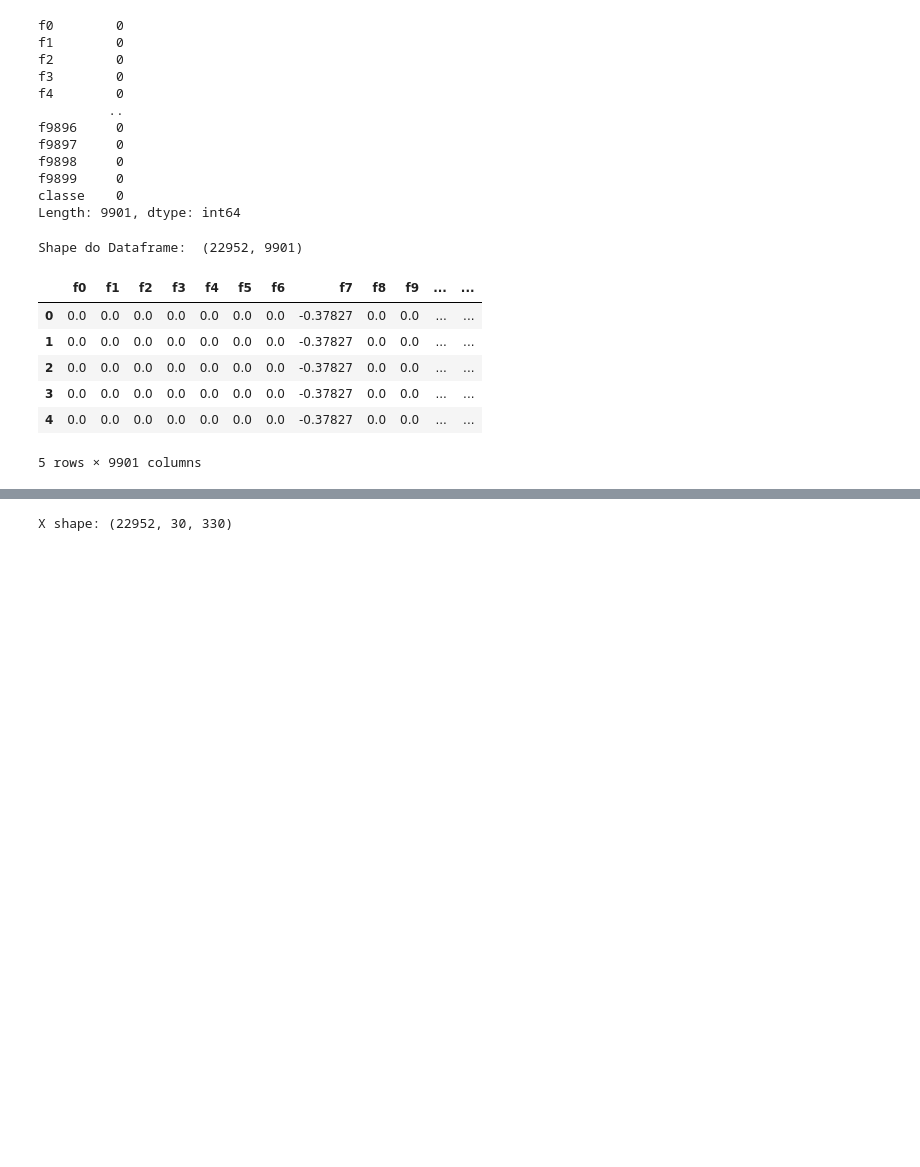
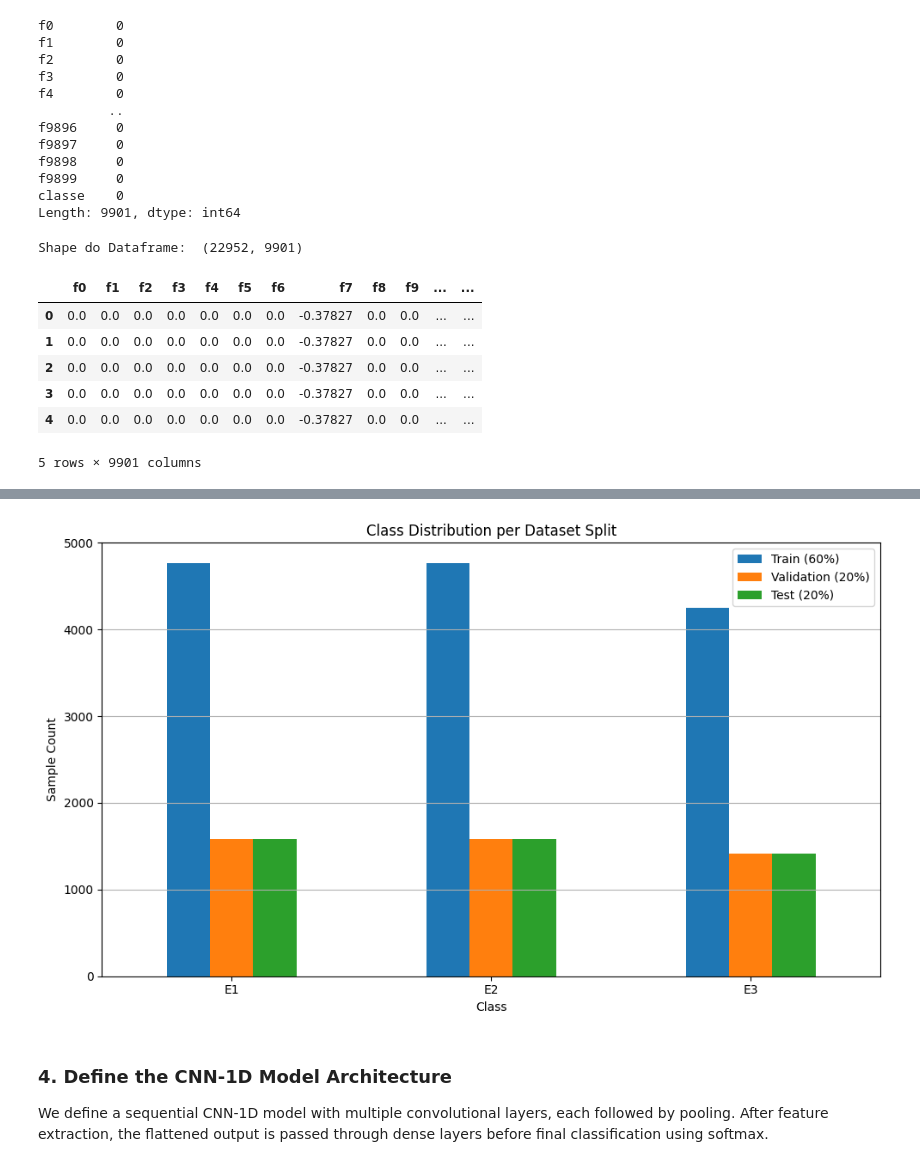
Before and after one commit to lucasmcmatos/predicition-particle-emission-points, a Jupyter notebook: notebooks/CNN1D_model_train.ipynb, the cells around one changed output, grey strips where cells are left out. Drawn from its saved outputs; the diff is of its cells as text; code cells hidden in the pictures; blank space fills up the shorter version.

Commit message:
CNN1D Training Notebook Complete

```diff
--- a/notebooks/CNN1D_model_train.ipynb
+++ b/notebooks/CNN1D_model_train.ipynb
@@ -88,14 +108,60 @@ Shape do Dataframe:  (22952, 9901)
 # %%
-# Toda coluna exceto 'classe' são features achatadas
+from sklearn.preprocessing import LabelEncoder
+from tensorflow.keras.utils import to_categorical
+from sklearn.model_selection import train_test_split
+import matplotlib.pyplot as plt
+import numpy as np
+import pandas as pd
+
+# Extracts X e y
 X_flat = df.drop(columns=['classe']).values
 y_raw  = df['classe'].values
+
+WINDOW_SIZE = 30
+n_features  = X_flat.shape[1]
+n_sensores  = n_features // WINDOW_SIZE
+
+X = X_flat.reshape(-1, WINDOW_SIZE, n_sensores)
+
+# Encode classes
+le = LabelEncoder()
+y_int = le.fit_transform(y_raw)
+y      = to_categorical(y_int)
+
+# Split - Teste (20%)
+X_remain, X_test, y_remain, y_test, y_int_remain, y_int_test = train_test_split(
+    X, y, y_int, test_size=0.2, random_state=42, stratify=y_int
+)
+
+# Split - Validation (20%) e Train (60%)
+X_train, X_val, y_train, y_val = train_test_split(
+    X_remain, y_remain, test_size=0.25, random_state=42, stratify=y_int_remain
+)
+
+# Visualization
+def get_class_counts(y, label_encoder):
+    y_labels = np.argmax(y, axis=1)
+    classes, counts = np.unique(y_labels, return_counts=True)
+    return pd.Series(counts, index=label_encoder.inverse_transform(classes))
+
+train_dist = get_class_counts(y_train, le)
+val_dist   = get_class_counts(y_val, le)
+test_dist  = get_class_counts(y_test, le)
+
+df_plot = pd.DataFrame({
+    'Train (60%)': train_dist,
+    'Validation (20%)': val_dist,
+    'Test (20%)': test_dist
+})
+
+# 6. Plot
+df_plot.plot(kind='bar', figsize=(10, 6))
+plt.title('Class Distribution per Dataset Split')
+plt.xlabel('Class')
+plt.ylabel('Sample Count')
+plt.xticks(rotation=0)
+plt.grid(axis='y')
+plt.tight_layout()
+plt.show()
+# %% [output]
+[figure, added]
-# %%
-WINDOW_SIZE = 30   # igual ao script
-n_features  = X_flat.shape[1]
-n_sensores  = n_features // WINDOW_SIZE
-
-# reshape para (n_amostras, timesteps, canais)
-X = X_flat.reshape(-1, WINDOW_SIZE, n_sensores)
-print("X shape:", X.shape)  # deverá ser (n_amostras, 30, n_sensores)
-# %% [output]
-X shape: (22952, 30, 330)
@@ -121 +168,4 @@ X_train, X_val, y_train, y_val = train_test_split(
+# %% [markdown]
+### 4. Define the CNN-1D Model Architecture
+We define a sequential CNN-1D model with multiple convolutional layers, each followed by pooling. After feature extraction, the flattened output is passed through dense layers before final classification using softmax.
 # %%
```
Also changed, not shown: parts of 13 cells of this notebook.
